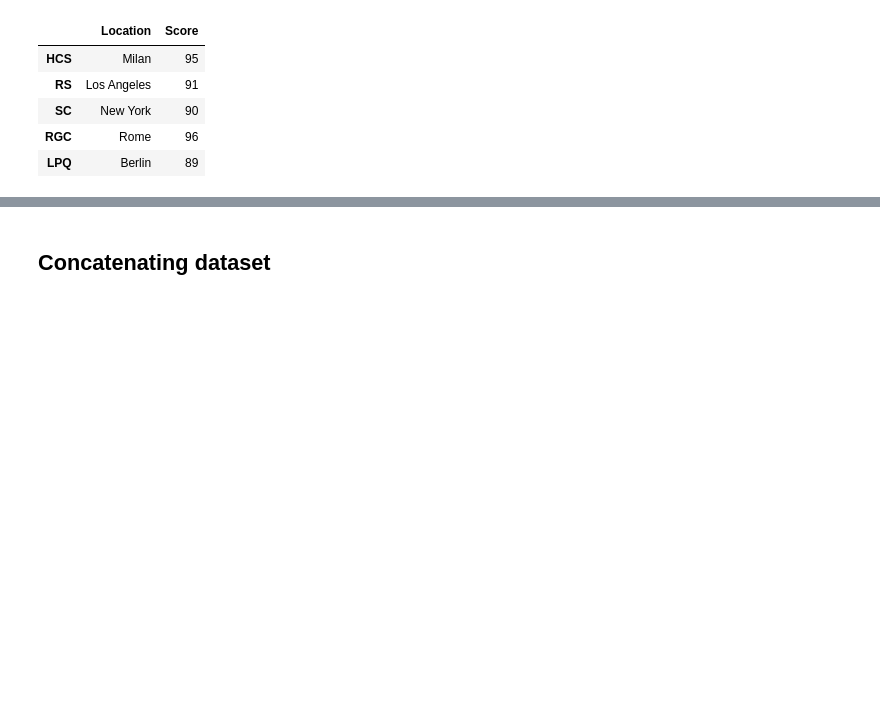
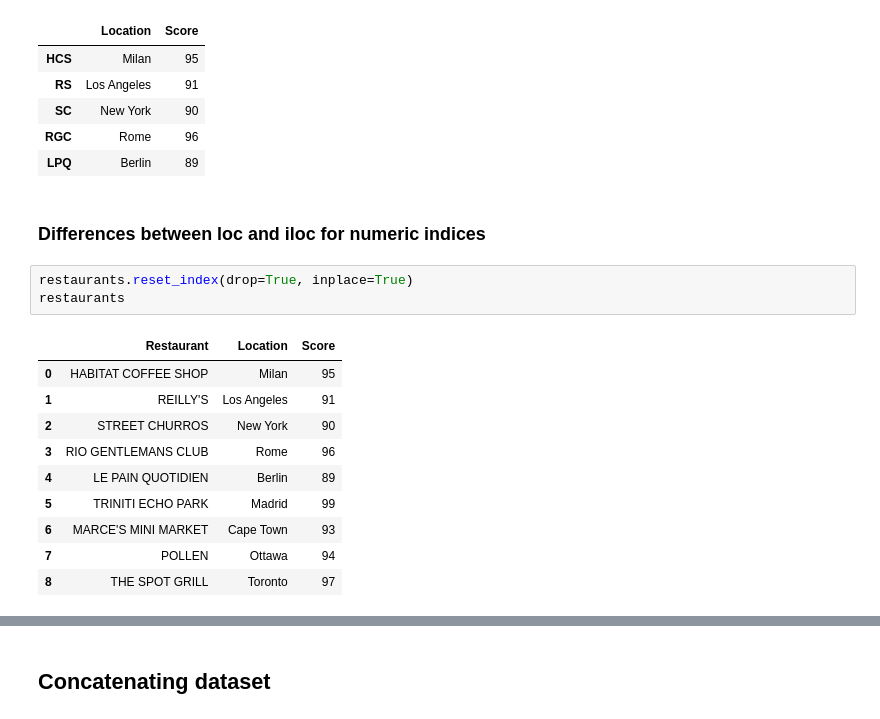
Before and after one commit to Fritzpass/BABD2022, a Jupyter notebook: Lab_01_python/03_Pandas.ipynb, the cells around one changed output, grey strips where cells are left out. Drawn from its saved outputs; the diff is of its cells as text; blank space fills up the shorter version.

```diff
--- a/Lab_01_python/03_Pandas.ipynb
+++ b/Lab_01_python/03_Pandas.ipynb
@@ -285,3 +292,19 @@ restaurants.iloc[:5,[1,2]]
 | SC | New York | 90 |
 | RGC | Rome | 96 |
 | LPQ | Berlin | 89 |
+# %% [markdown]
+### Differences between loc and iloc for numeric indices
+# %%
+restaurants.reset_index(drop=True, inplace=True)
+restaurants
+# %% [output]
+|  | Restaurant | Location | Score |
+| 0 | HABITAT COFFEE SHOP | Milan | 95 |
+| 1 | REILLY'S | Los Angeles | 91 |
+| 2 | STREET CHURROS | New York | 90 |
+| 3 | RIO GENTLEMANS CLUB | Rome | 96 |
+| 4 | LE PAIN QUOTIDIEN | Berlin | 89 |
+| 5 | TRINITI ECHO PARK | Madrid | 99 |
+| 6 | MARCE'S MINI MARKET | Cape Town | 93 |
+| 7 | POLLEN | Ottawa | 94 |
+| 8 | THE SPOT GRILL | Toronto | 97 |
```
Also changed, not shown: parts of 15 cells of this notebook.
